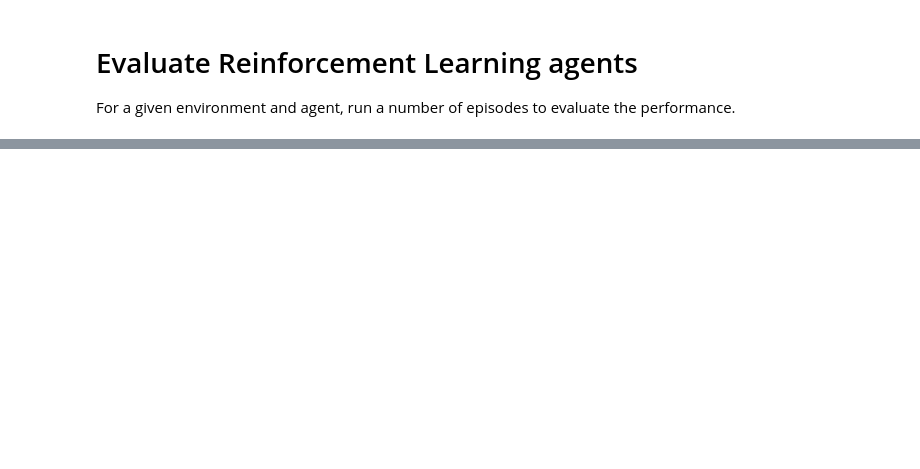
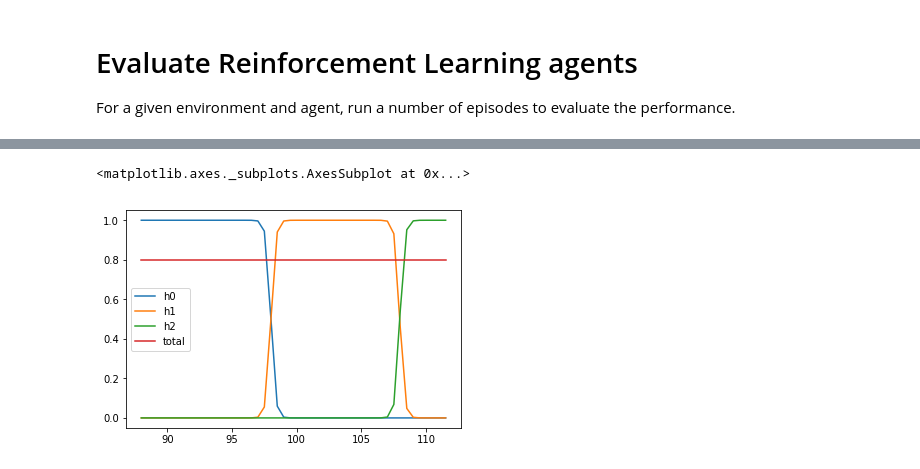
Before and after one commit to hilkoc/rlpractice, a Jupyter notebook: RL_Evaluator.ipynb, the cells around one changed output, grey strips where cells are left out. Saved outputs shown, nothing was run; the diff lists cells and outputs as text; code cells hidden in the pictures; blank space fills up the shorter version.

```diff
--- a/RL_Evaluator.ipynb
+++ b/RL_Evaluator.ipynb
@@ -15,4 +22,5 @@ from session_runner import SessionRunner
 env = SpotEnv()
 # %%
 # The policy and the agent
-agent = RandomAgent(env.action_space)
+# agent = RandomAgent(env.action_space)
+agent = PolicyGradientAgent(env.observation_space, env.action_space, alpha=0.5)
@@ -34,0 +110,13 @@ plt.show()
+# %%
+
+
+# action = agent.policy.select_action(state)
+# grad_log_pi = agent.policy.grad_log(state)
+
+data = {'h' + str(i) : pi_func[:,i] for i in range(3)}
+data['total'] = data['h0'] + data['h1'] + data['h2'] - 0.2
+df = pd.DataFrame(data, index=s_axis)
+df.plot()
+# %% [output]
+<matplotlib.axes._subplots.AxesSubplot at 0x...>
+[figure, added]
```
Also changed, not shown: parts of 6 cells of this notebook, 3 other files.
